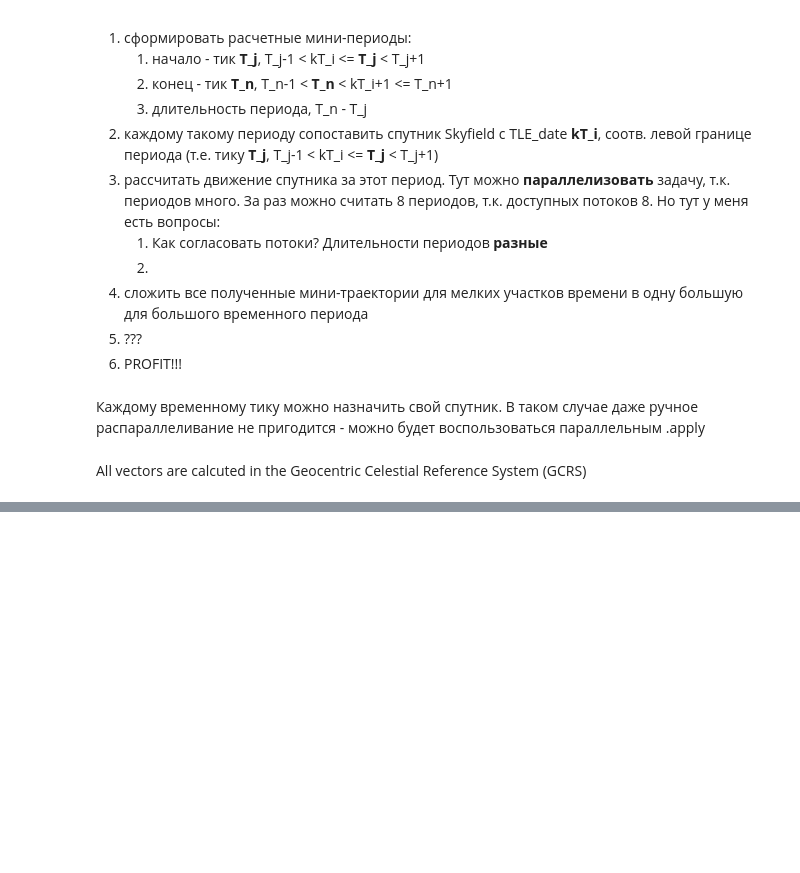
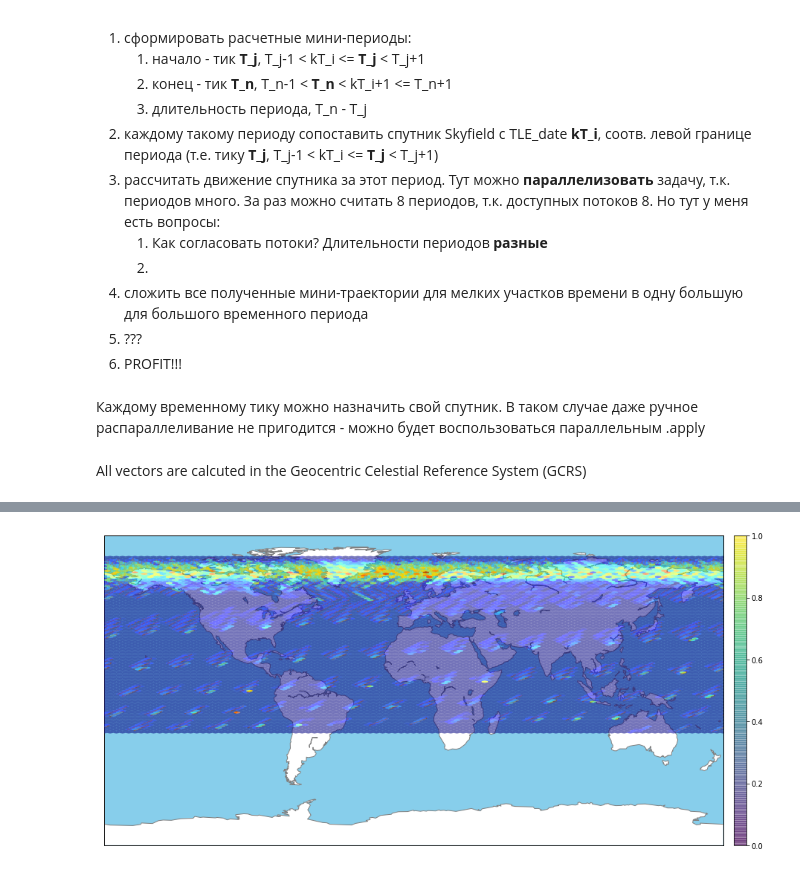
Before and after one commit to newtonee/Visibility-of-the-Sun, a Jupyter notebook: When_the_Sun_is_visible_.ipynb, the cells around one changed output, grey strips where cells are left out. Saved outputs shown, nothing was run; the diff lists cells and outputs as text; code cells hidden in the pictures; blank space fills up the shorter version.

Commit message:
Добавлена возможность строить Heatmap

```diff
--- a/When_the_Sun_is_visible_.ipynb
+++ b/When_the_Sun_is_visible_.ipynb
@@ -481,0 +552,4 @@ ip = image_plotter(iss_tles, sun, earth, dt=30, T=[14, 0, 0, 0], h=[20, 80], sta
+# %%
+ip.df = pd.read_pickle("may15_2020-june14_2020_dt30.pkl")
+ip.plot_heatmap(bins=100, alpha=0.55, scatter=True, save=True)
+# %% [output]
@@ -482,3 +561,4 @@ ip = image_plotter(iss_tles, sun, earth, dt=30, T=[14, 0, 0, 0], h=[20, 80], sta
+[figure, added]
 # %%
 %%time
 # this cell operating really slow, especially when calculating long time period
```
Also changed, not shown: parts of 23 cells of this notebook, 1 other file.
